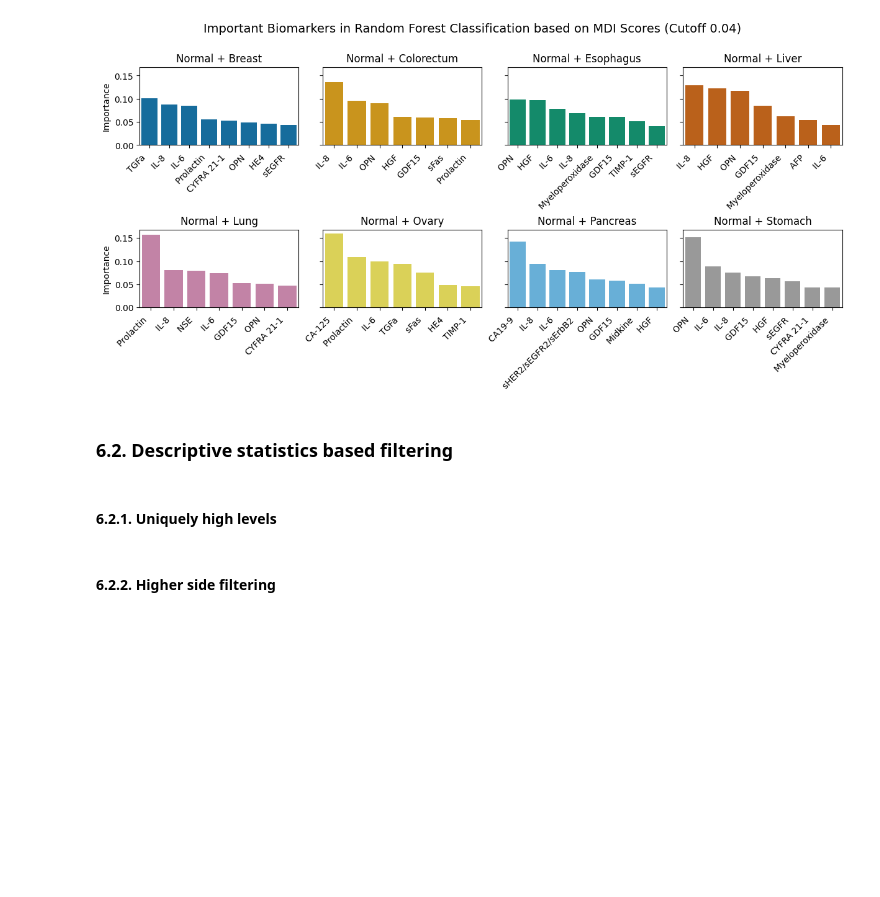
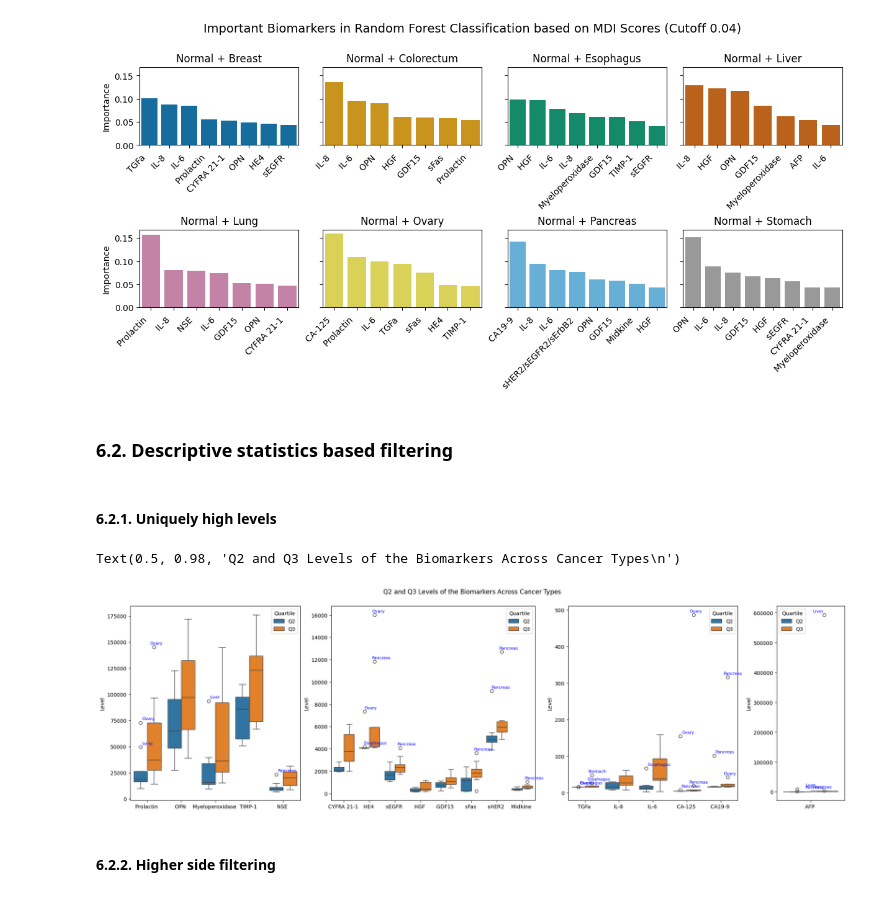
Before and after one commit to subhajitbn/Cancer-Biomarkers-from-Clinical-Data, a Jupyter notebook: tutorial-full.ipynb, the cells around one changed output. Cells and saved outputs as stored; diff of their text form; code cells hidden in the pictures; blank space fills up the shorter version.

Commit message:
Boxplot generated

```diff
--- a/tutorial-full.ipynb
+++ b/tutorial-full.ipynb
@@ -1003,5 +1018,85 @@ plt.show()
 ### 6.2. Descriptive statistics based filtering
 # %% [markdown]
 #### 6.2.1. Uniquely high levels
+# %%
+data_rows = []
+rf_important_biomarkers = pd.concat(importance_scores, axis=0, ignore_index=True).iloc[:, 0].unique()
+for biomarker in rf_important_biomarkers:
+    for i, cancer_type in enumerate(categories):
+        df = dfs[i]
+        desc_stats = df[biomarker].describe()
+        mean = desc_stats['mean']
+        std = desc_stats['std']
+        cv = mean / std
+        Q2 = desc_stats['50%']
+        Q3 = desc_stats['75%']
+        data_row_Q2 = [biomarker, Q2, 'Q2', cancer_type]
+        data_row_Q3 = [biomarker, Q3, 'Q3', cancer_type]
+        data_rows.append(data_row_Q2)
+        data_rows.append(data_row_Q3)
+
+columns = ['Biomarker', 'Level', 'Quartile', 'Tumor_type']
+cv_boxplot_df = pd.DataFrame(data_rows, columns=columns).replace('sHER2/sEGFR2/sErbB2 ', 'sHER2 ')
+
+# facet_kws = dict(col_wrap=3)
+# sns.catplot(data=cv_boxplot_df, x='Quartile', y='Level', hue='Tumor_type', col='Biomarker', aspect=0.5, col_wrap=3)
+
+biomarkers_0_to_200000_range = ['Prolactin ', 'OPN ', 'Myeloperoxidase ', 'NSE ', 'TIMP-1 ']
+biomarkers_0_to_10000_range = ['CYFRA 21-1 ', 'HE4 ', 'sEGFR ', 'HGF ', 'GDF15 ', 'sFas ', 'sHER2 ', 'Midkine ']
+biomarkers_AFP = ['AFP ']
+biomarker_sets_together = biomarkers_0_to_200000_range + biomarkers_0_to_10000_range + biomarkers_AFP
+cv_boxplot_df_1 = cv_boxplot_df[cv_boxplot_df['Biomarker'].isin(biomarkers_0_to_200000_range)]
+cv_boxplot_df_2 = cv_boxplot_df[cv_boxplot_df['Biomarker'].isin(biomarkers_0_to_10000_range)]
+cv_boxplot_df_3 = cv_boxplot_df[~cv_boxplot_df['Biomarker'].isin(biomarker_sets_together)]
+cv_boxplot_df_4 = cv_boxplot_df[cv_boxplot_df['Biomarker'].isin(biomarkers_AFP)]
+
+boxplot_dfs = [cv_boxplot_df_1, cv_boxplot_df_2, cv_boxplot_df_3, cv_boxplot_df_4]
+
+gs_kw = dict(width_ratios=[5, 6, 5, 2], height_ratios=[1])
+fig, axs = plt.subplots(1, 4, figsize = (20,6), gridspec_kw=gs_kw, constrained_layout=True)
+axs.flatten()
+
+for i, ax in enumerate(axs):
+    # sns.stripplot(data=boxplot_dfs[i], x = 'Biomarker', y = 'Level',  hue = 'Quartile', dodge=True, jitter=False, ax=ax)
+    sns.boxplot(data=boxplot_dfs[i], x = 'Biomarker', y = 'Level',  hue = 'Quartile', ax=ax)
+    ax.set_xlabel('')
+    # Add outlier annotations
+    for biomarker in boxplot_dfs[i]['Biomarker'].unique():
+        biomarker_data = boxplot_dfs[i][boxplot_dfs[i]['Biomarker'] == biomarker]
+
+        for quartile in biomarker_data['Quartile'].unique():
+            data = biomarker_data[biomarker_data['Quartile'] == quartile]
+            levels = data['Level']
+            tumor_types = data['Tumor_type']
+
+            q1 = levels.quantile(0.25)
+            q3 = levels.quantile(0.75)
+            iqr = q3 - q1
+            upper_bound = q3 + 1.5 * iqr
+
+            outliers = data[levels > upper_bound]
+            for _, outlier_row in outliers.iterrows():
+                outlier_level = outlier_row['Level']
+                outlier_quartile = outlier_row['Quartile']
+                tumor_type = outlier_row['Tumor_type']
+                if outlier_quartile == 'Q2':
+                    ax.annotate(f"{tumor_type}",
+                                xy=(biomarker, outlier_level),
+                                xytext=(-10, 5),
+                                textcoords="offset points",
+                                fontsize=8,
+                                color='blue')
+                else:
+                    ax.annotate(f"{tumor_type}",
+                                xy=(biomarker, outlier_level),
+                                xytext=(5, 5),
+                                textcoords="offset points",
+                                fontsize=8,
+                                color='blue')
+
+fig.suptitle("Q2 and Q3 Levels of the Biomarkers Across Cancer Types\n")
+# %% [output]
+Text(0.5, 0.98, 'Q2 and Q3 Levels of the Biomarkers Across Cancer Types\n')
+[figure, added]
 # %% [markdown]
 #### 6.2.2. Higher side filtering
```
Also changed, not shown: parts of 1 cell of this notebook.
